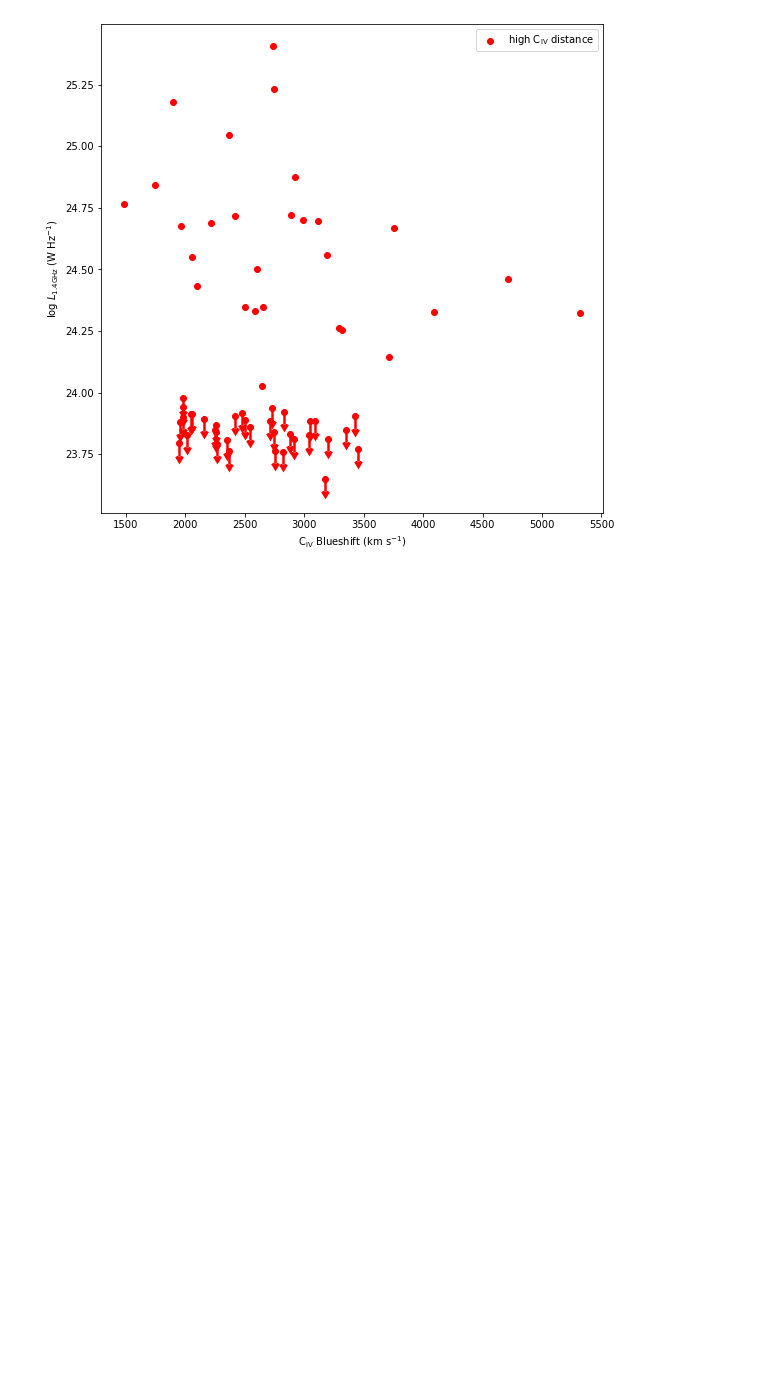
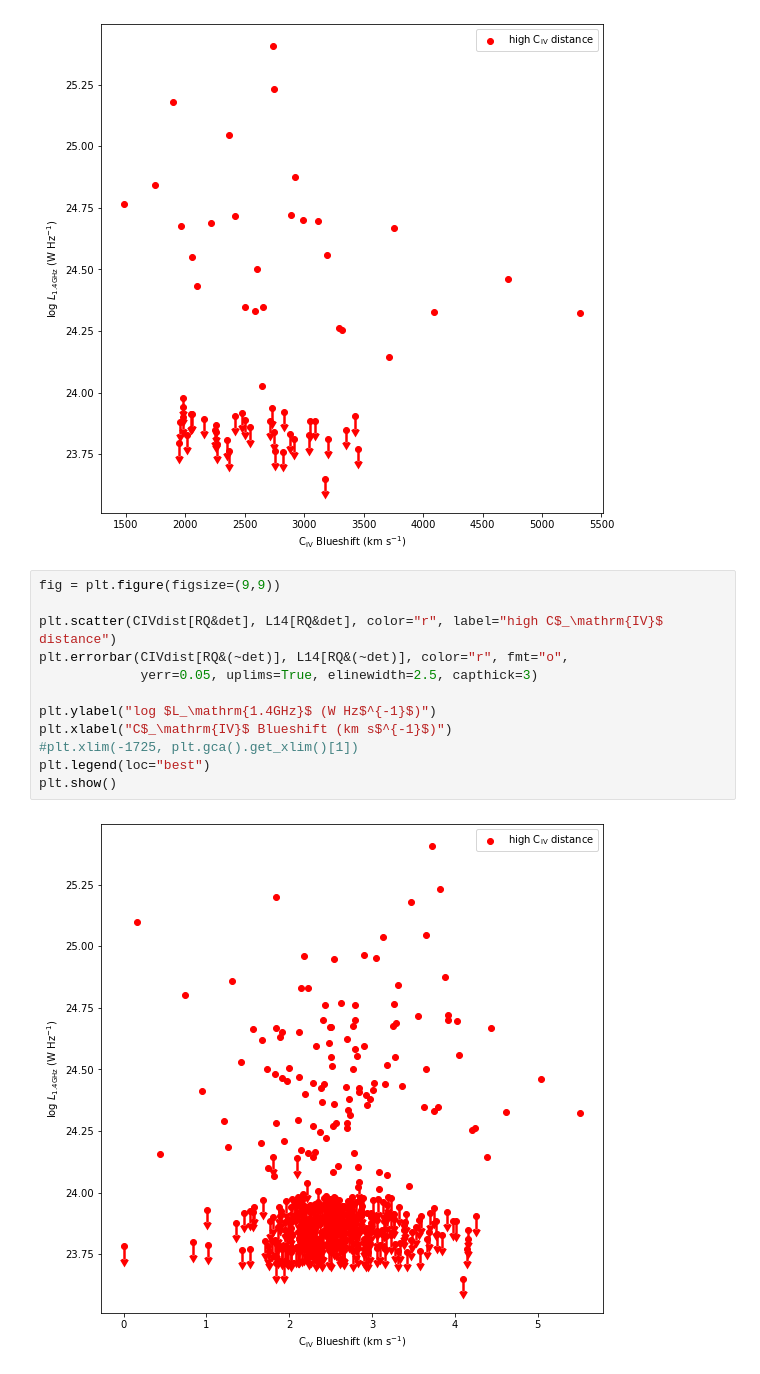
Before and after one commit to RichardsGroup/VLA2018b, a Jupyter notebook: L14_vs_blueshift.ipynb, the cells around one changed output. Cells and saved outputs as stored; diff of their text form; blank space fills up the shorter version.

```diff
--- a/L14_vs_blueshift.ipynb
+++ b/L14_vs_blueshift.ipynb
@@ -181,3 +181,17 @@ plt.legend(loc="best")
 plt.show()
 # %% [output]
 [figure]
+# %%
+fig = plt.figure(figsize=(9,9))
+
+plt.scatter(CIVdist[RQ&det], L14[RQ&det], color="r", label="high C$_\mathrm{IV}$ distance")
+plt.errorbar(CIVdist[RQ&(~det)], L14[RQ&(~det)], color="r", fmt="o",
+             yerr=0.05, uplims=True, elinewidth=2.5, capthick=3)
+
+plt.ylabel("log $L_\mathrm{1.4GHz}$ (W Hz$^{-1}$)")
+plt.xlabel("C$_\mathrm{IV}$ Blueshift (km s$^{-1}$)")
+#plt.xlim(-1725, plt.gca().get_xlim()[1])
+plt.legend(loc="best")
+plt.show()
+# %% [output]
+[figure, added]
```
